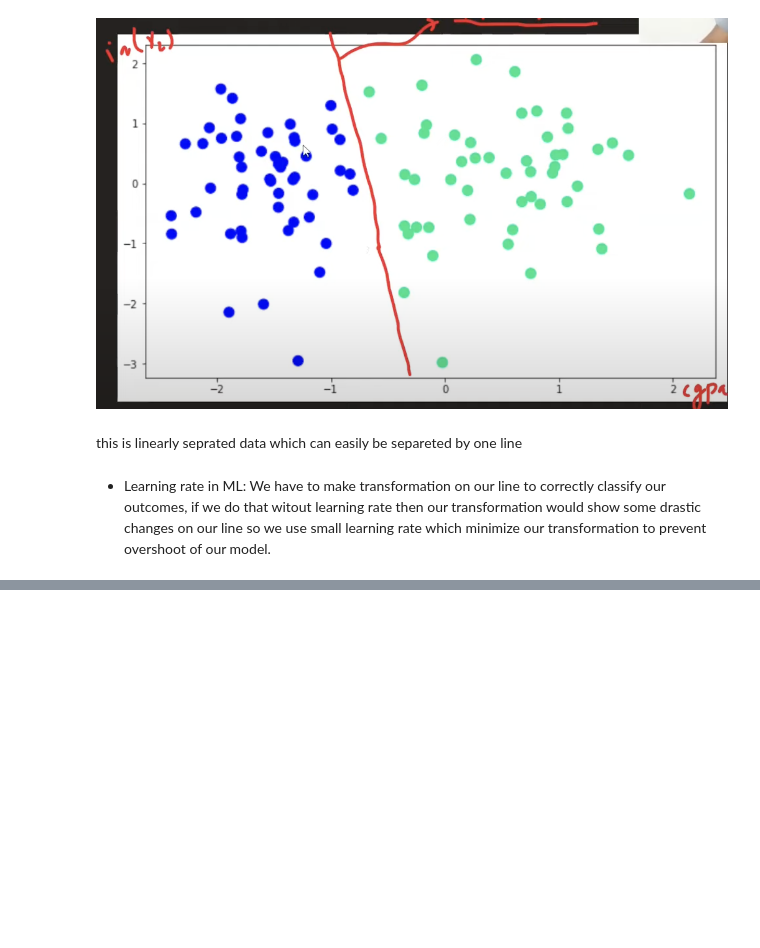
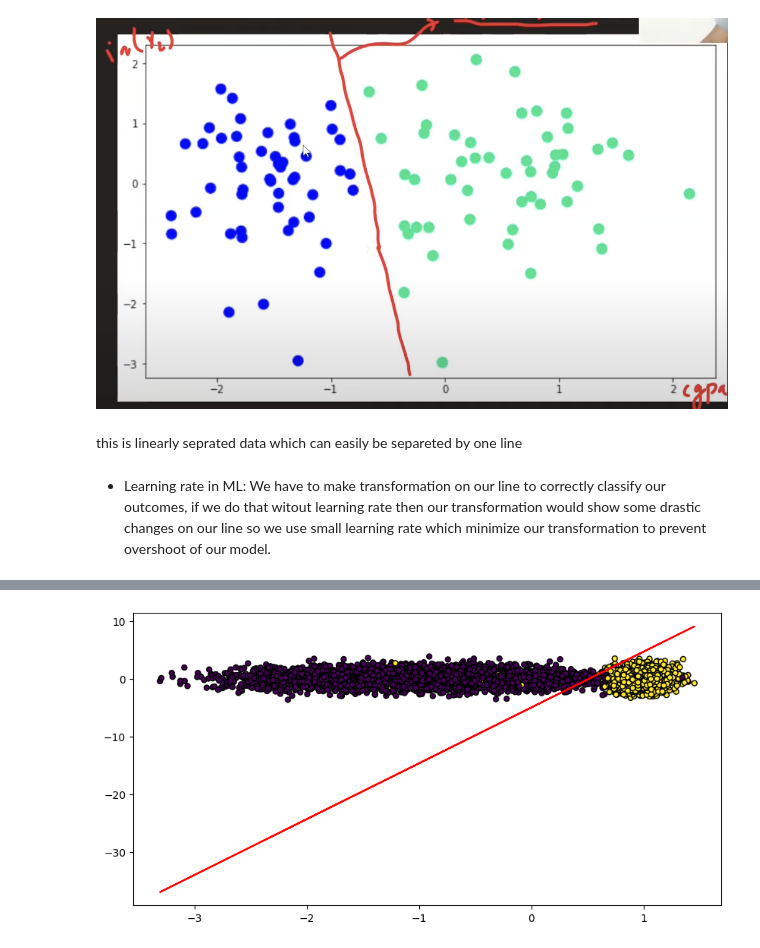
Before and after one commit to prititaliya/Logistic-Regression, a Jupyter notebook: Log_Reg.ipynb, the cells around one changed output, grey strips where cells are left out. Saved outputs shown, nothing was run; the diff lists cells and outputs as text; code cells hidden in the pictures; blank space fills up the shorter version.

```diff
--- a/Log_Reg.ipynb
+++ b/Log_Reg.ipynb
@@ -16,0 +32,9 @@ classify our outcomes, if we do that witout learning rate then our transformatio
+# %%
+def perceptron(X,y):
+    X=np.insert(X,0,1,axis=1)
+    weights=np.ones(X.shape[1])
+    for i in range(10000):
+        j=np.random.randint(0,len(X))
+        y_hat=step(np.dot(weights,X[j]))
+        weights=weights+0.1*(y[j]-y_hat)*X[j]
+    return weights[0],weights[1:]
@@ -16,0 +44,12 @@ classify our outcomes, if we do that witout learning rate then our transformatio
+# %%
+intercept_,coef_=perceptron(X,y)
+# %%
+m=-coef_[0]/coef_[1]
+c=-intercept_/coef_[1]
+# %%
+plt.figure(figsize=(10, 5))
+plt.scatter(X[:, 0], X[:, 1], marker='o', c=y, s=25, edgecolor='k')
+plt.plot(X[:, 0], m*X[:, 0] + c, color='red')
+plt.show()
+# %% [output]
+[figure, added]
```
Also changed, not shown: parts of 8 cells of this notebook.
